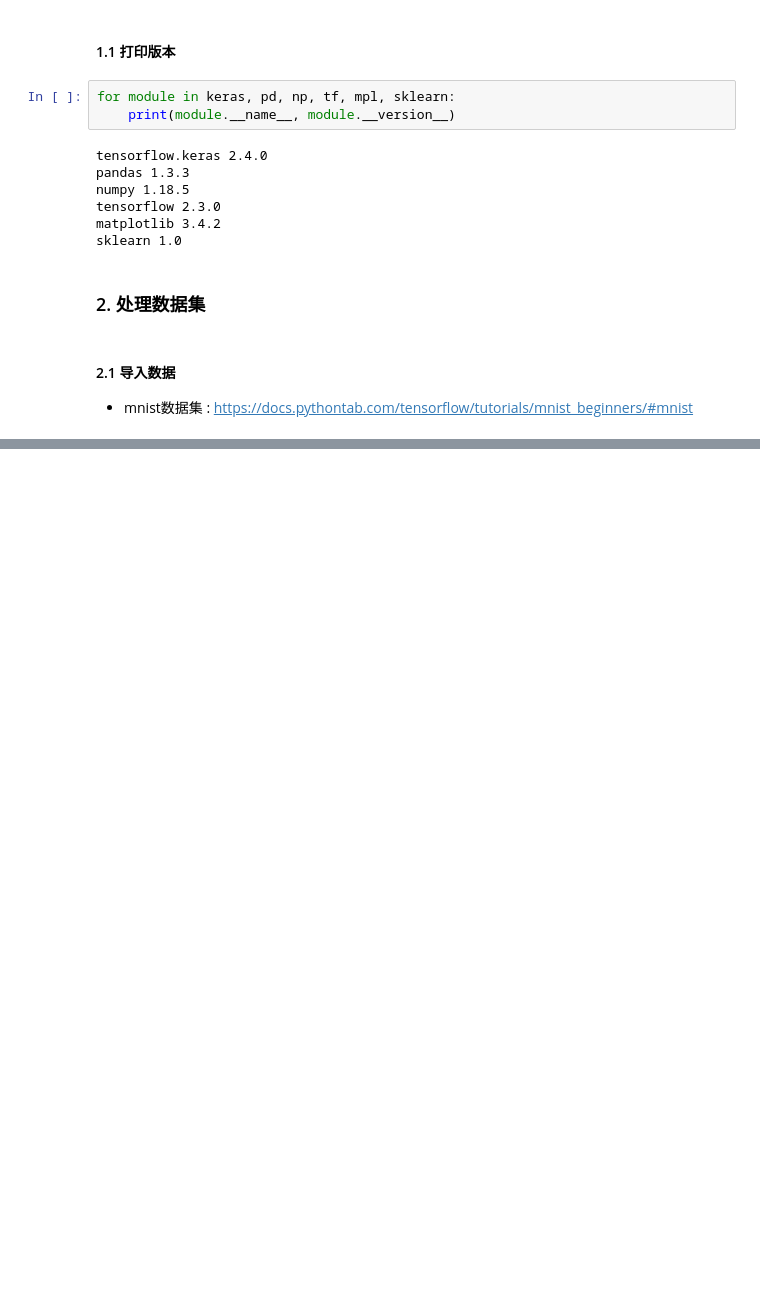
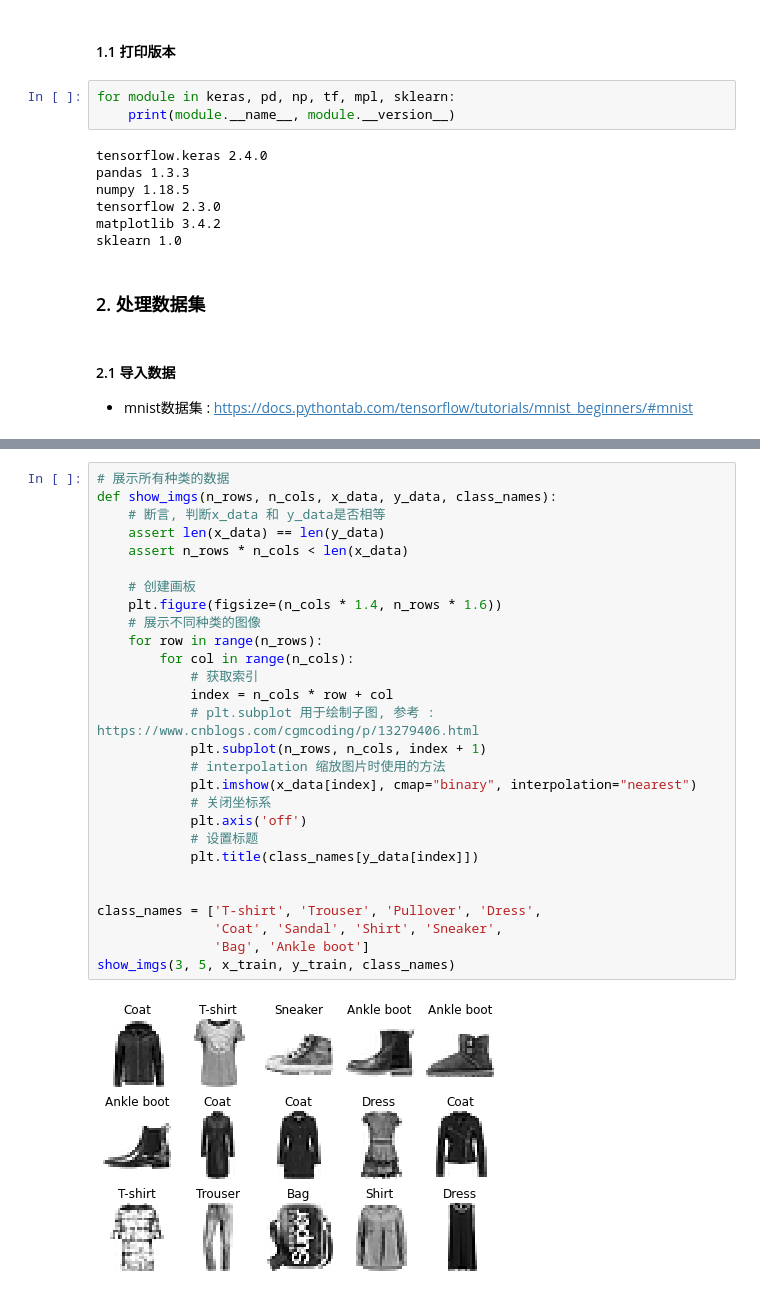
Before and after one commit to knightzz1998/tf-course-code, a Jupyter notebook: tf_keras_code/tf_keras_classification_model.ipynb, the cells around one changed output, grey strips where cells are left out. Cells and saved outputs as stored; diff of their text form; blank space fills up the shorter version.

```diff
--- a/tf_keras_code/tf_keras_classification_model.ipynb
+++ b/tf_keras_code/tf_keras_classification_model.ipynb
@@ -63,0 +64,30 @@ Downloading data from https://storage.googleapis.com/tensorflow/tf-keras-dataset
+# %%
+# 展示所有种类的数据
+def show_imgs(n_rows, n_cols, x_data, y_data, class_names):
+    # 断言, 判断x_data 和 y_data是否相等
+    assert len(x_data) == len(y_data)
+    assert n_rows * n_cols < len(x_data)
+
+    # 创建画板
+    plt.figure(figsize=(n_cols * 1.4, n_rows * 1.6))
+    # 展示不同种类的图像
+    for row in range(n_rows):
+        for col in range(n_cols):
+            # 获取索引
+            index = n_cols * row + col
+            # plt.subplot 用于绘制子图, 参考 : https://www.cnblogs.com/cgmcoding/p/13279406.html
+            plt.subplot(n_rows, n_cols, index + 1)
+            # interpolation 缩放图片时使用的方法
+            plt.imshow(x_data[index], cmap="binary", interpolation="nearest")
+            # 关闭坐标系
+            plt.axis('off')
+            # 设置标题
+            plt.title(class_names[y_data[index]])
+
+
+class_names = ['T-shirt', 'Trouser', 'Pullover', 'Dress',
+               'Coat', 'Sandal', 'Shirt', 'Sneaker',
+               'Bag', 'Ankle boot']
+show_imgs(3, 5, x_train, y_train, class_names)
+# %% [output]
+[figure, added]
```
Also changed, not shown: parts of 13 cells of this notebook, 2 other files.
